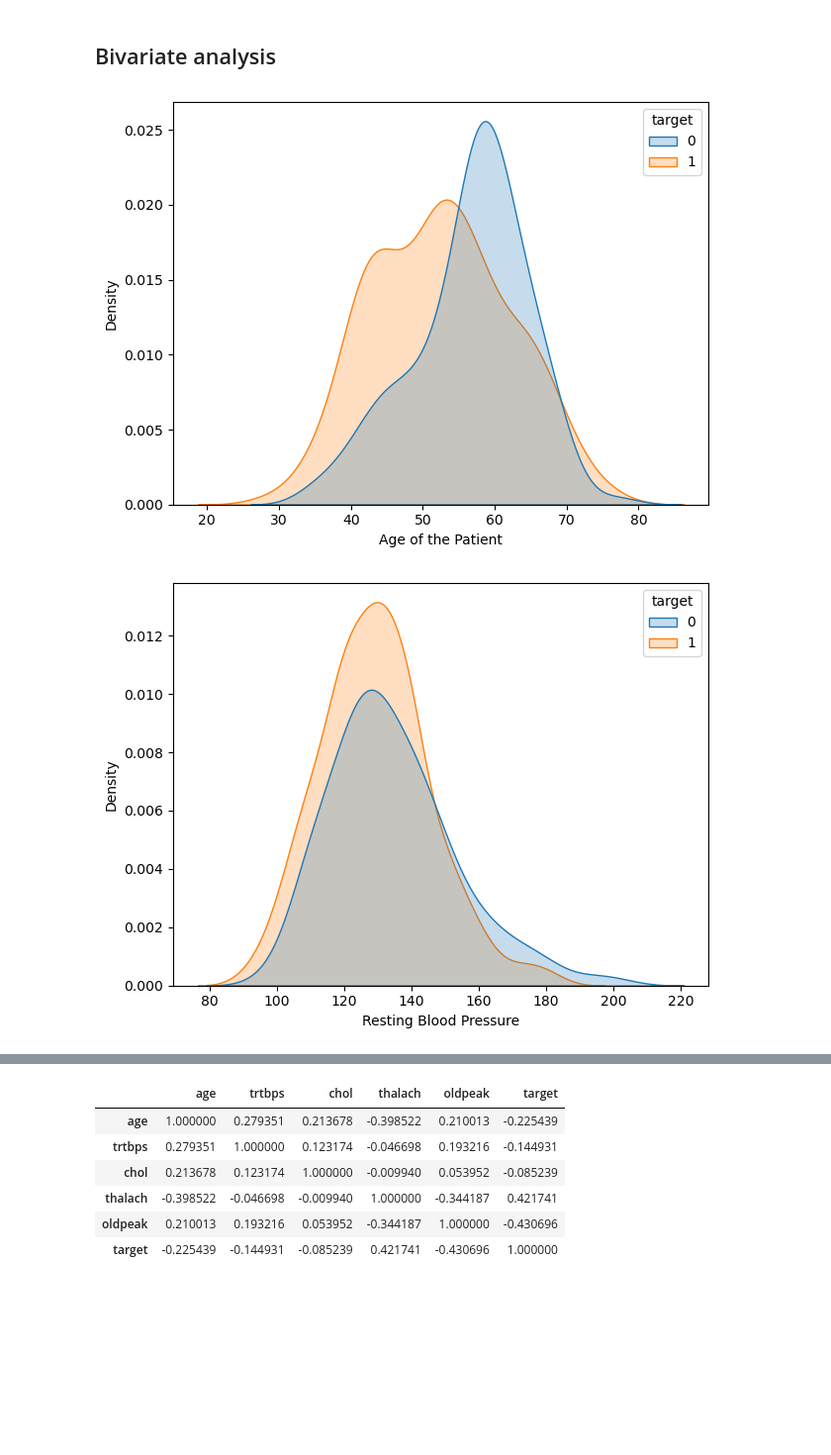
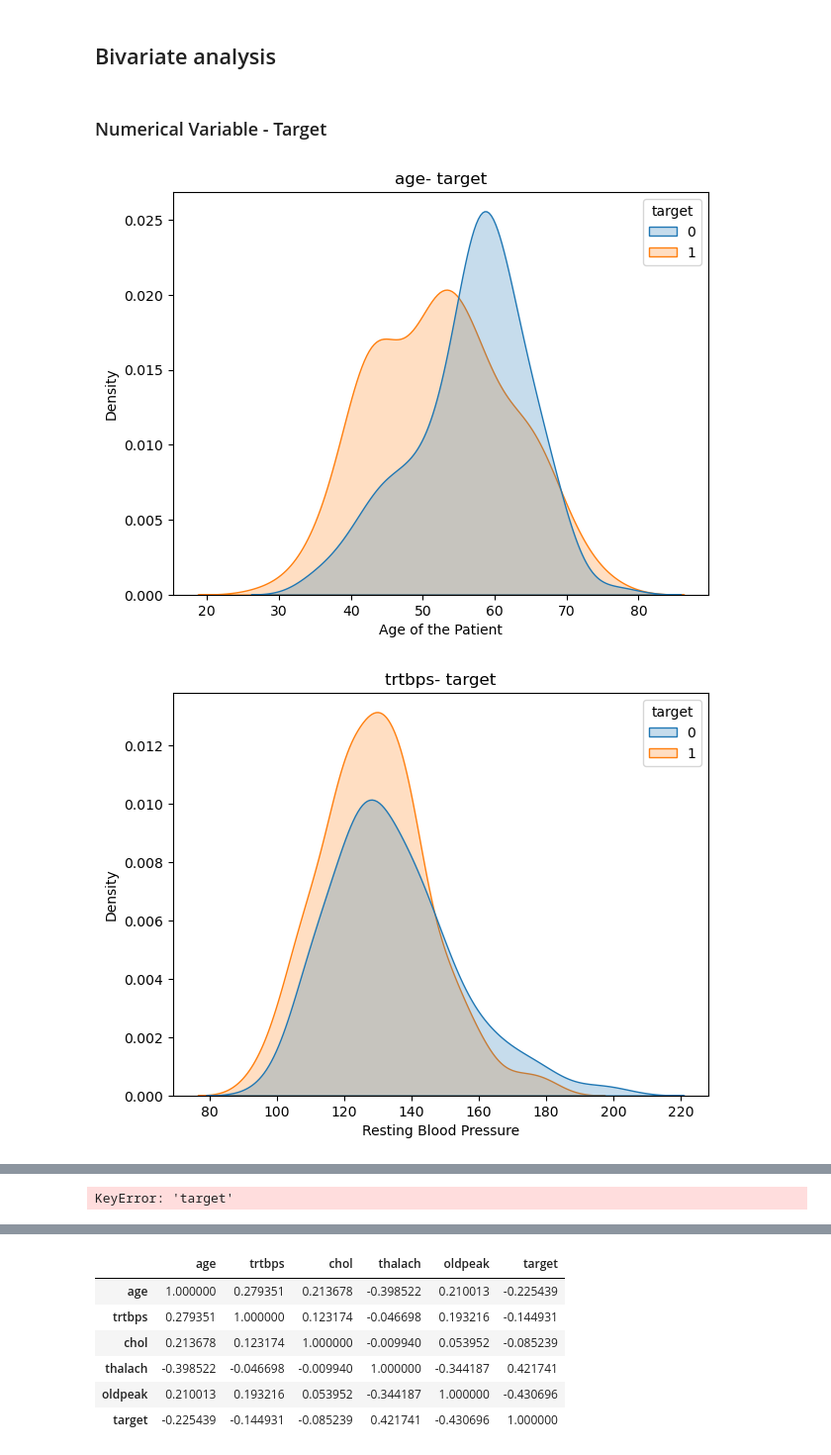
Before and after one commit to vishaltechevangelist/project-heart-attack-analysis-prediction, a Jupyter notebook: Project Heart Attack Prediction .ipynb, the cells around one changed output, grey strips where cells are left out. Shown at 99% size. Saved outputs shown, nothing was run; the diff lists cells and outputs as text; code cells hidden in the pictures; blank space fills up the shorter version.

```diff
--- a/Project Heart Attack Prediction .ipynb
+++ b/Project Heart Attack Prediction .ipynb
@@ -520,12 +520,15 @@ target      0
 dtype: int64
 # %% [markdown]
 ## Bivariate analysis
+# %% [markdown]
+### Numerical Variable - Target
 # %%
 for numerical_feature in numeric_var:
     sns.kdeplot(dataset, x=dataset[numerical_feature], hue='target', fill=True)
     plt.xlabel(numeric_axis_map[numerical_feature])
     plt.tight_layout()
+    plt.title(numerical_feature + '- target')
     plt.show()
 # %% [output]
-[figure, old version]
+[figure, new version]
-[figure, old version]
+[figure, new version]
@@ -534,0 +538 @@ for numerical_feature in numeric_var:
+KeyError: 'target'
```
Also changed, not shown: parts of 5 cells of this notebook.
